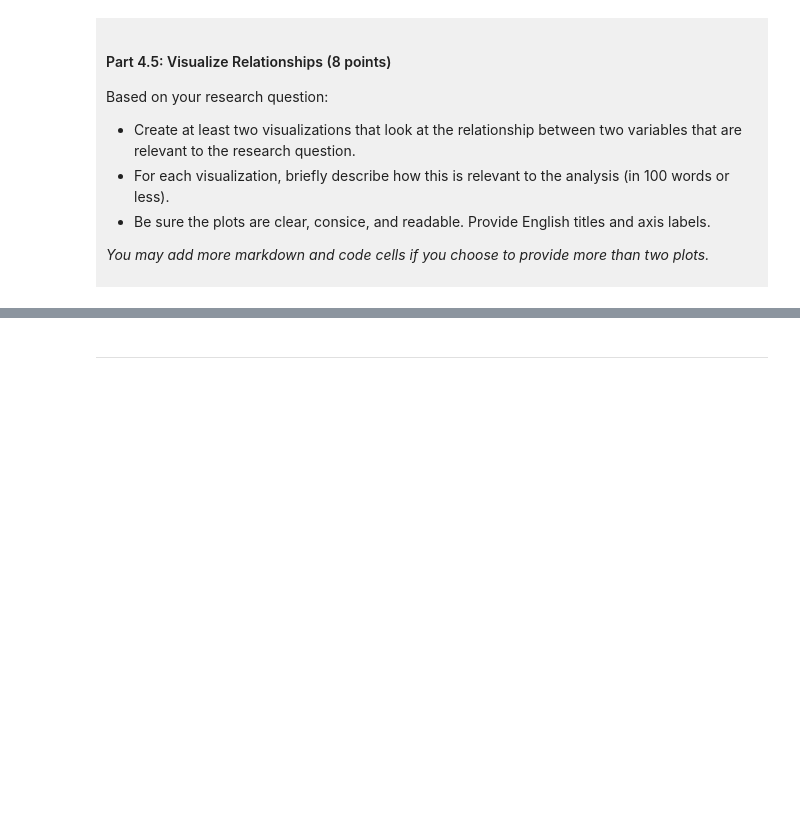
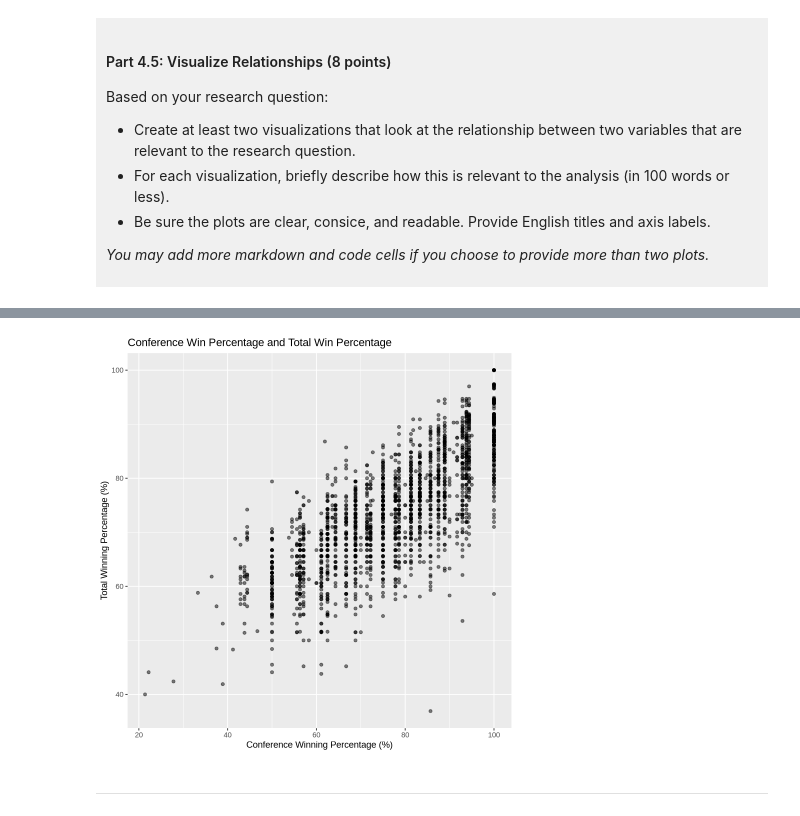
Before and after one commit to rileyliu610yn/dsci-100-project-riley-liu, a Jupyter notebook: dsci-100-project-notebook.ipynb, the cells around one changed output, grey strips where cells are left out. Cells and saved outputs as stored; diff of their text form; code cells hidden in the pictures; blank space fills up the shorter version.

```diff
--- a/dsci-100-project-notebook.ipynb
+++ b/dsci-100-project-notebook.ipynb
@@ -315,5 +406,13 @@ Visualization 2: %%% EDIT THIS MARKDOWN CELL%%%
 # %%
-### EDIT THIS CODE CELL FOR VISUALIZATION 2###
+conf_total_plot <- tidy_basketball_data |>
+                    ggplot(aes(x = conf_wins_pct, y = total_wins_pct)) +
+                    geom_point(alpha = 0.5) +
+                    labs(title = "Conference Win Percentage and Total Win Percentage",
+                            x = "Conference Winning Percentage (%)",
+                            y = "Total Winning Percentage (%)")
+conf_total_plot
+# %% [output]
+[figure, added]
 # %% [markdown]
 ------
 # %% [markdown]
```
Also changed, not shown: parts of 10 cells of this notebook.
